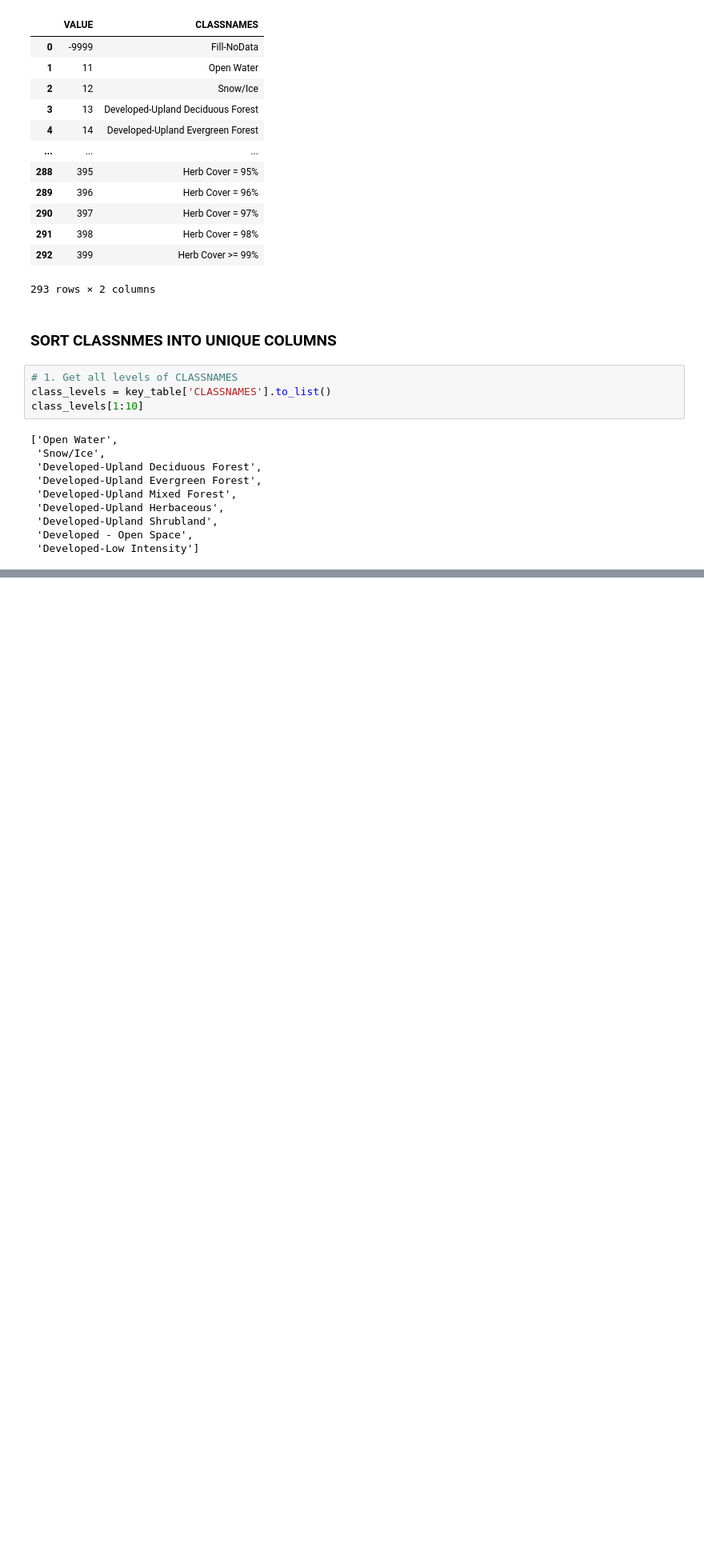
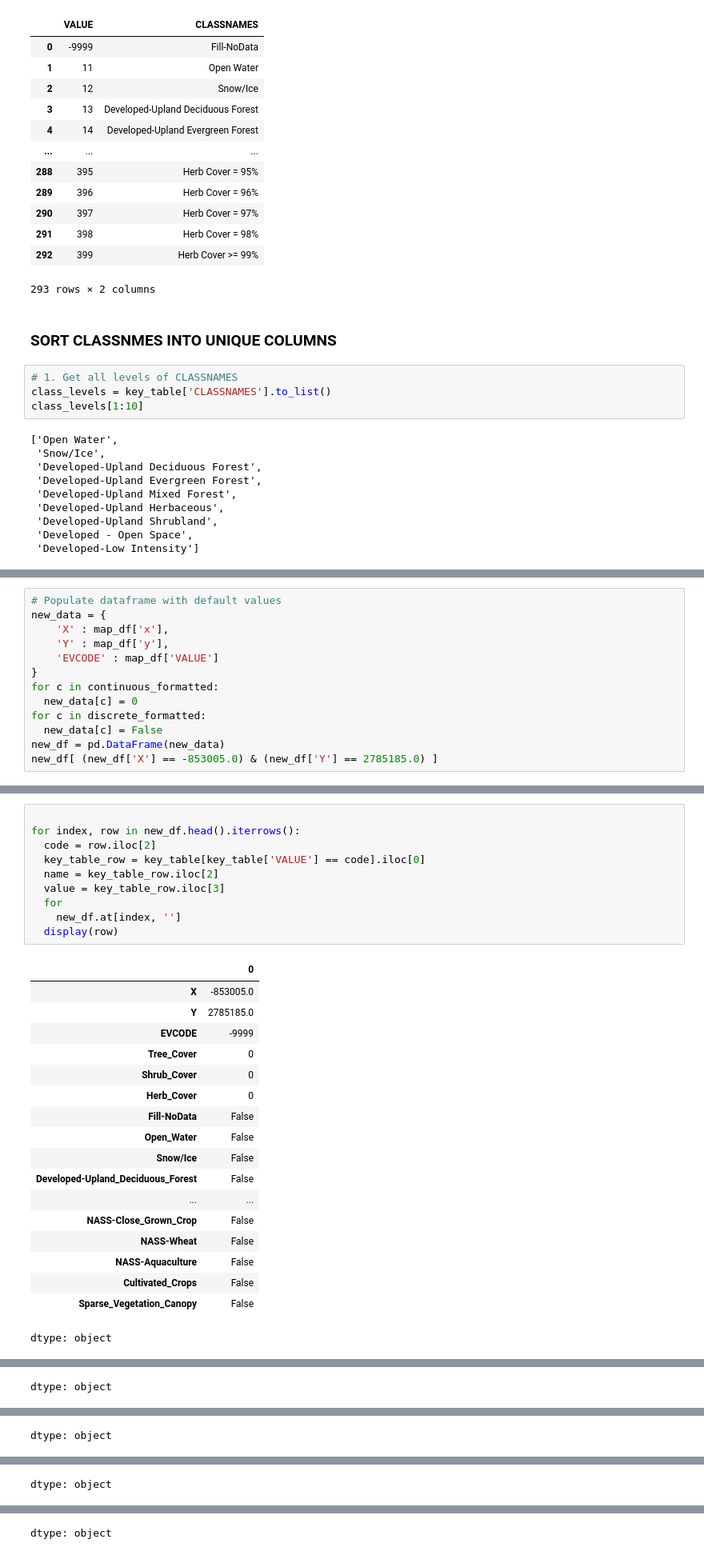
Before and after one commit to a-taylor1/DATA450_Team5, a Jupyter notebook: datamining_project2.ipynb, the cells around one changed output, grey strips where cells are left out. Shown at 80% size. Drawn from its saved outputs; the diff is of its cells as text; blank space fills up the shorter version.

```diff
--- a/datamining_project2.ipynb
+++ b/datamining_project2.ipynb
@@ -169,0 +190,13 @@ result_df
+# %%
+# Populate dataframe with default values
+new_data = {
+    'X' : map_df['x'],
+    'Y' : map_df['y'],
+    'EVCODE' : map_df['VALUE']
+}
+for c in continuous_formatted:
+  new_data[c] = 0
+for c in discrete_formatted:
+  new_data[c] = False
+new_df = pd.DataFrame(new_data)
+new_df[ (new_df['X'] == -853005.0) & (new_df['Y'] == 2785185.0) ]
@@ -169,0 +207,29 @@ result_df
+# %%
+
+for index, row in new_df.head().iterrows():
+  code = row.iloc[2]
+  key_table_row = key_table[key_table['VALUE'] == code].iloc[0]
+  name = key_table_row.iloc[2]
+  value = key_table_row.iloc[3]
+  for
+    new_df.at[index, '']
+  display(row)
+# %% [output]
+|  | 0 |
+| X | -853005.0 |
+| Y | 2785185.0 |
+| EVCODE | -9999 |
+| Tree_Cover | 0 |
+| Shrub_Cover | 0 |
+| Herb_Cover | 0 |
+| Fill-NoData | False |
+| Open_Water | False |
+| Snow/Ice | False |
+| Developed-Upland_Deciduous_Forest | False |
+| ... | ... |
+| NASS-Close_Grown_Crop | False |
+| NASS-Wheat | False |
+| NASS-Aquaculture | False |
+| Cultivated_Crops | False |
+| Sparse_Vegetation_Canopy | False |
+dtype: object
@@ -169,0 +253 @@ result_df
+dtype: object
@@ -169,0 +271 @@ result_df
+dtype: object
@@ -169,0 +289 @@ result_df
+dtype: object
@@ -169,0 +307 @@ result_df
+dtype: object
```
Also changed, not shown: parts of 11 cells of this notebook.
